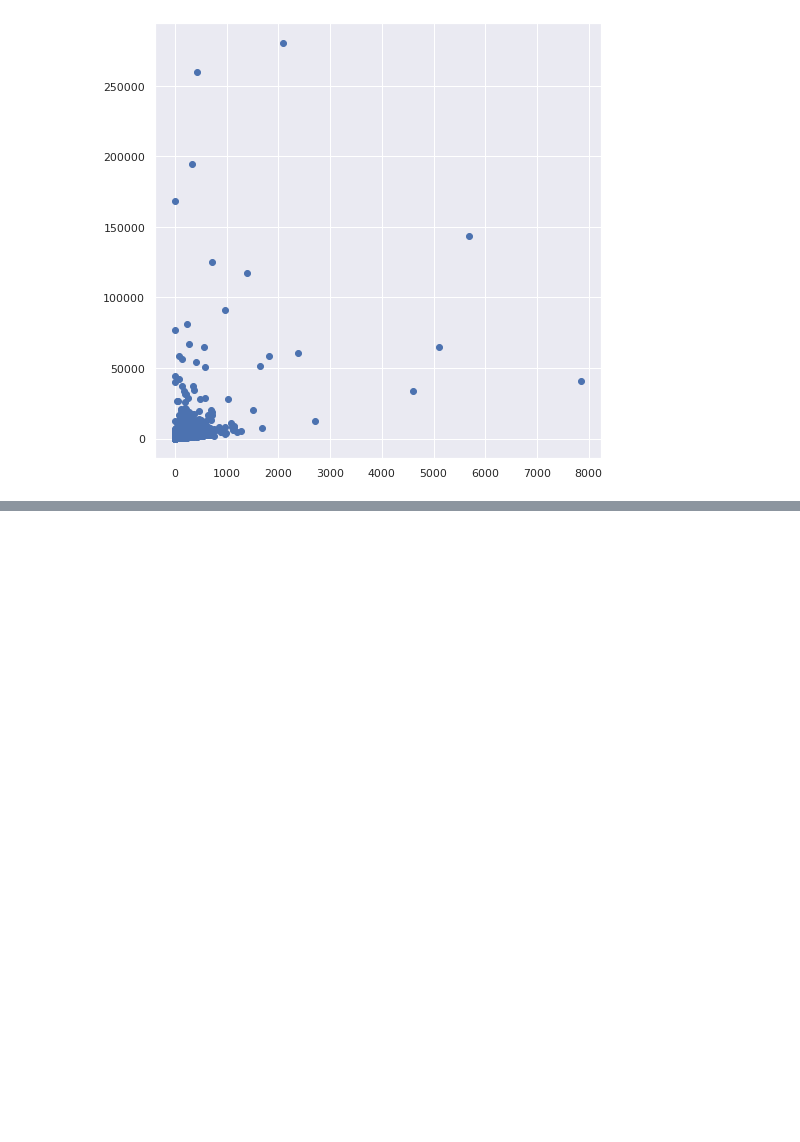
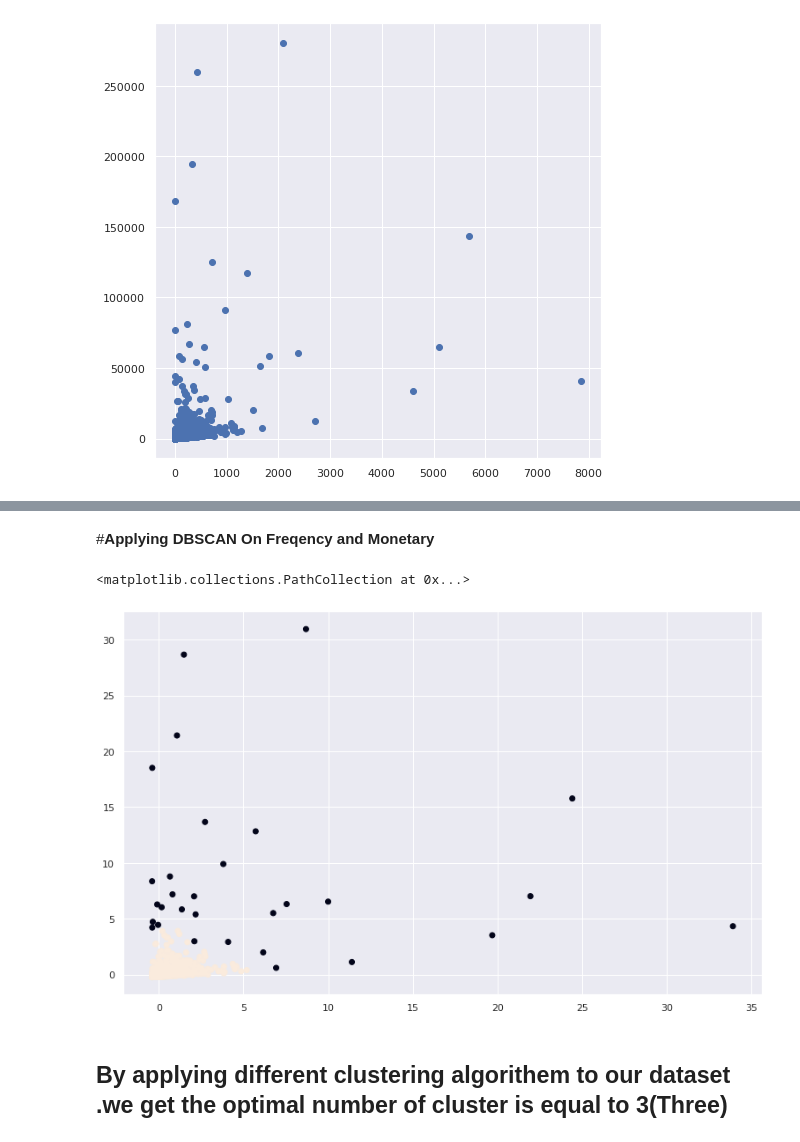
Before and after one commit to Rushabhtikale92/Online-Retail-Customer-Segmentation, a Jupyter notebook: Copy_of_Online_Retail_Customer_Segmentation_RT_Project.ipynb, the cells around one changed output, grey strips where cells are left out. Saved outputs shown, nothing was run; the diff lists cells and outputs as text; code cells hidden in the pictures; blank space fills up the shorter version.

```diff
--- a/Copy_of_Online_Retail_Customer_Segmentation_RT_Project.ipynb
+++ b/Copy_of_Online_Retail_Customer_Segmentation_RT_Project.ipynb
@@ -519,0 +593,11 @@ plt.scatter(rfm_model['Frequency'], rfm_model['Monetary'])
+# %% [markdown]
+#**Applying DBSCAN  On Freqency and Monetary**
+# %%
+clustering = DBSCAN(eps=1, min_samples=10).fit_predict(X)
+plt.figure(figsize=(13,8))
+plt.scatter(X[:,0], X[:,1], c=clustering)
+# %% [output]
+<matplotlib.collections.PathCollection at 0x...>
+[figure, added]
+# %% [markdown]
+## **By applying different clustering algorithem to our dataset .we get the optimal number of cluster is equal to 3(Three)**
```
Also changed, not shown: parts of 13 cells of this notebook.
